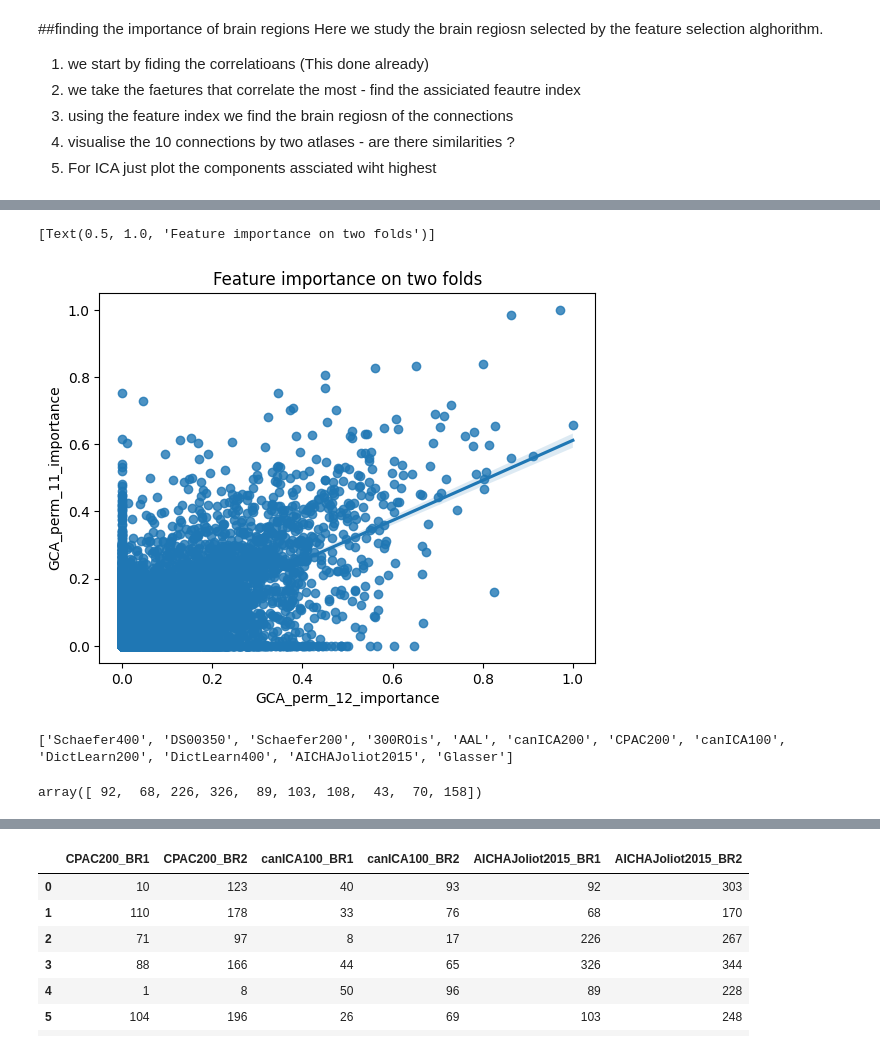
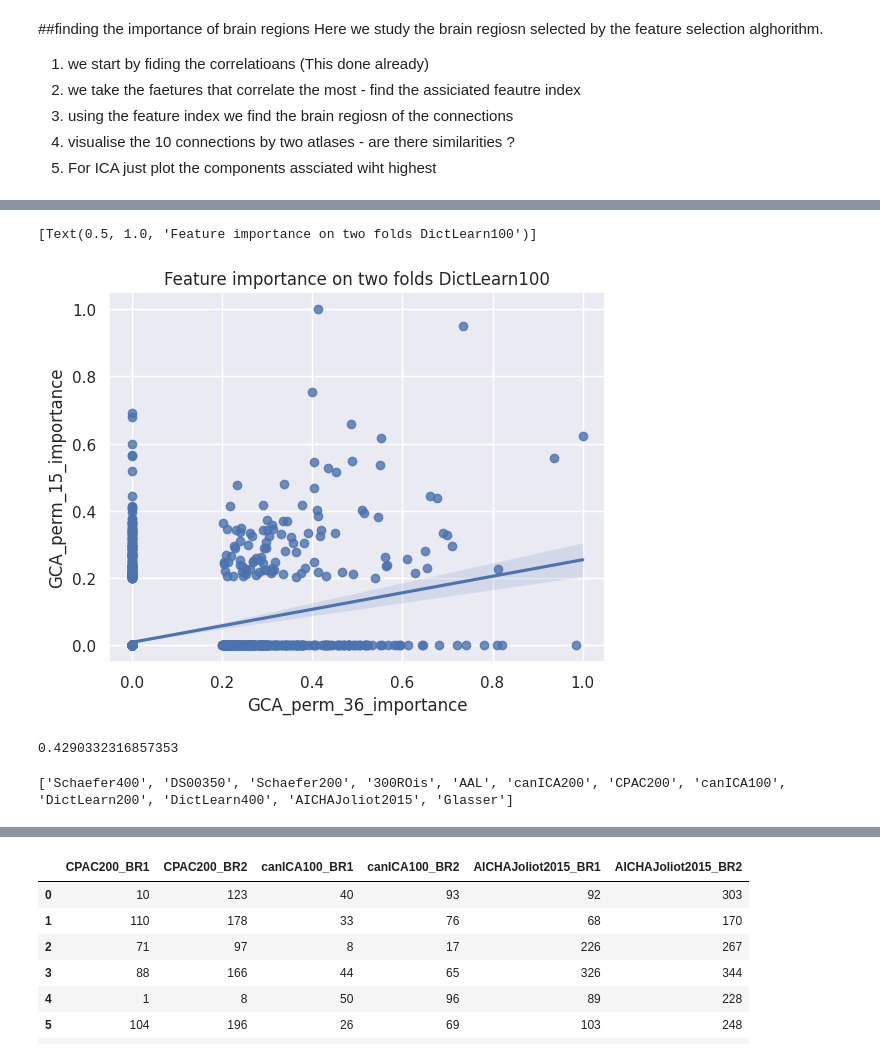
Before and after one commit to samuelheczko/Ridge-Regression-Predictions, a Jupyter notebook: analysis_notebook.ipynb, the cells around one changed output, grey strips where cells are left out. Drawn from its saved outputs; the diff is of its cells as text; code cells hidden in the pictures.

```diff
--- a/analysis_notebook.ipynb
+++ b/analysis_notebook.ipynb
@@ -584,7 +609,7 @@ Here we study the brain regiosn selected by the feature selection alghorithm.
 5. For ICA just plot the components assciated wiht highest
 # %%
 data_frames_list = []
-feat_imp_paths = glob.glob(path + 'results/feature_importance/tangent/*.csv') ##take the feature importance files
+feat_imp_paths = glob.glob(path + 'results/feature_importance/tangent/*both*.csv') ##take the feature importance files
 for file_feat in feat_imp_paths:
     temp_df = pd.read_csv(file_feat,index_col = 0)
     data_frames_list.append(temp_df)
@@ -637,5 +725,7 @@ for ixd in best_atlas_idxs:
 # %%
-sns.regplot(x = data_frames_list[10]['GCA_perm_12_importance'],y = data_frames_list[10]['GCA_perm_11_importance']).set(title = 'Feature importance on two folds')
+#data_frames_list[atls_idx].corr
+atls_idx = 1
+sns.regplot(x = data_frames_list[atls_idx]['GCA_perm_36_importance'],y = data_frames_list[atls_idx]['GCA_perm_15_importance']).set(title = f'Feature importance on two folds {atlas_list[atls_idx]}')
 # %% [output]
-[Text(0.5, 1.0, 'Feature importance on two folds')]
+[Text(0.5, 1.0, 'Feature importance on two folds DictLearn100')]
-[figure, old version]
+[figure, new version]
@@ -642,3 +736,7 @@ sns.regplot(x = data_frames_list[10]['GCA_perm_12_importance'],y = data_frames_l
+# %%
+means.mean()
+# %% [output]
+0.4290332316857353
 # %%
 connectome_paths  = glob.glob(path + f'/results/connectomes/tangent_relevant/*.csv')
 
@@ -658,7 +756,3 @@ for atlas_i, atlas in enumerate(connectome_atlases_2):
         df_brain_regions[f'{atlas}_BR2'] = pd.read_csv(connectome_paths[atlas_i]).iloc[highest_feat[f"{atlas}_index"]]['brain_area_2 (index)'].values
 
         #df_brain_regions(f'{atlas}_BR1') = [highest_feat[f"{atlas}_index"]]
-# %%
-df_brain_regions['AICHAJoliot2015_BR1'].values
-# %% [output]
-array([ 92,  68, 226, 326,  89, 103, 108,  43,  70, 158])
```
Also changed, not shown: parts of 19 cells of this notebook, 1 other file.
